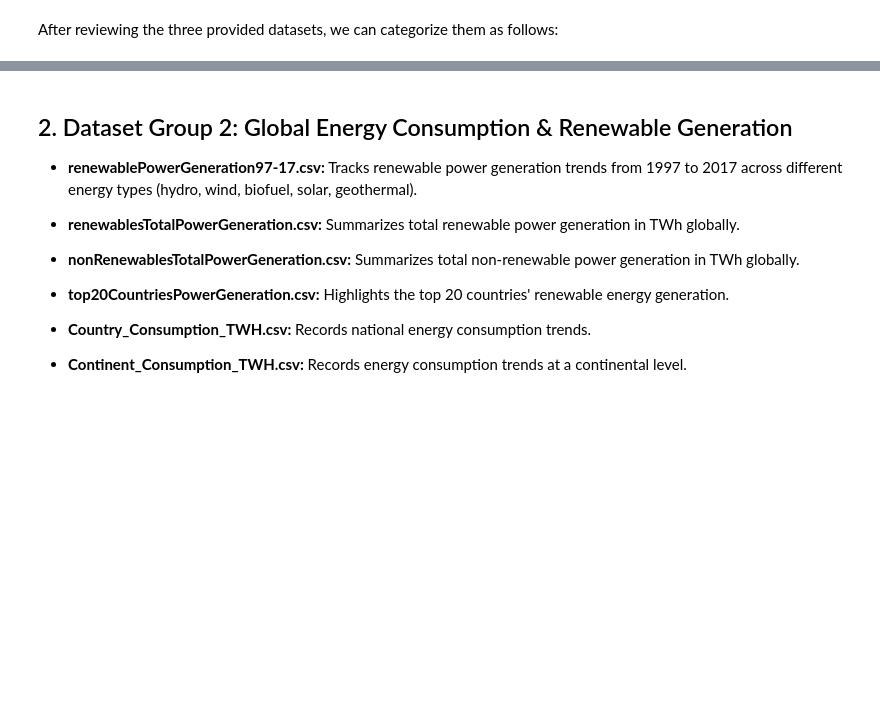
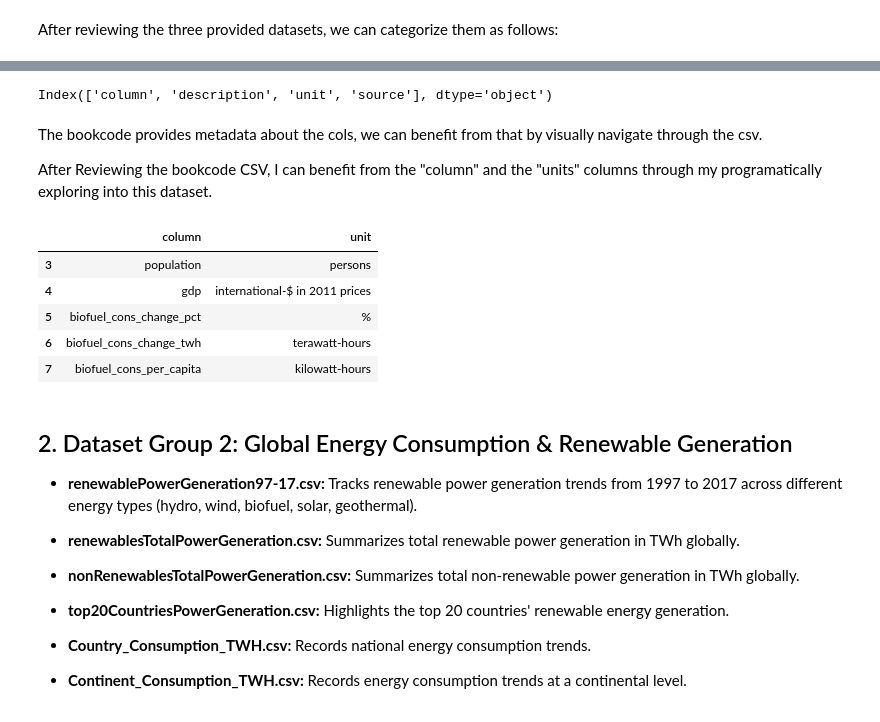
Before and after one commit to Hackathon-TeamP1-1/data-analysis, a Jupyter notebook: data_inspection.ipynb, the cells around one changed output, grey strips where cells are left out. Cells and saved outputs as stored; diff of their text form; code cells hidden in the pictures; blank space fills up the shorter version.

Commit message:
identifiying the objectives and questions for the promblem

```diff
--- a/data_inspection.ipynb
+++ b/data_inspection.ipynb
@@ -14,11 +67,11 @@ import plotly.express as px
 # loading the datasets
 # owid data
 owid_data = pd.read_csv('data/OWID/owid-energy-data.csv')
-owid_bookcoode = pd.read_csv('data/OWID/owid-energy-codebook.csv')
+owid_bookcode = pd.read_csv('data/OWID/owid-energy-codebook.csv')
 
 print(
     owid_data.shape,
-    owid_bookcoode.shape,
+    owid_bookcode.shape,
 )
 # %% [output]
 (21812, 130) (130, 4)
@@ -191,0 +274,4 @@ After reviewing the three provided datasets, we can categorize them as follows:
+# %%
+owid_bookcode.columns
+# %% [output]
+Index(['column', 'description', 'unit', 'source'], dtype='object')
@@ -192,3 +281,18 @@ After reviewing the three provided datasets, we can categorize them as follows:
+# %% [markdown]
+The bookcode provides metadata about the cols, we can benefit from that by visually navigate through the csv.
+
+After Reviewing the bookcode CSV, I can benefit from the "column" and the "units" columns through my programatically exploring into this dataset.
+# %%
+owid_bookcode = owid_bookcode[['column', 'unit']]
+owid_bookcode.dropna(inplace=True)
+owid_bookcode.head()
+# %% [output]
+|  | column | unit |
+| 3 | population | persons |
+| 4 | gdp | international-$ in 2011 prices |
+| 5 | biofuel_cons_change_pct | % |
+| 6 | biofuel_cons_change_twh | terawatt-hours |
+| 7 | biofuel_cons_per_capita | kilowatt-hours |
 # %% [markdown]
 ## 2. Dataset Group 2: Global Energy Consumption & Renewable Generation
 - **renewablePowerGeneration97-17.csv:** Tracks renewable power generation trends from 1997 to 2017 across different energy types (hydro, wind, biofuel, solar, geothermal).
```
Also changed, not shown: parts of 9 cells of this notebook, 4 other files.
